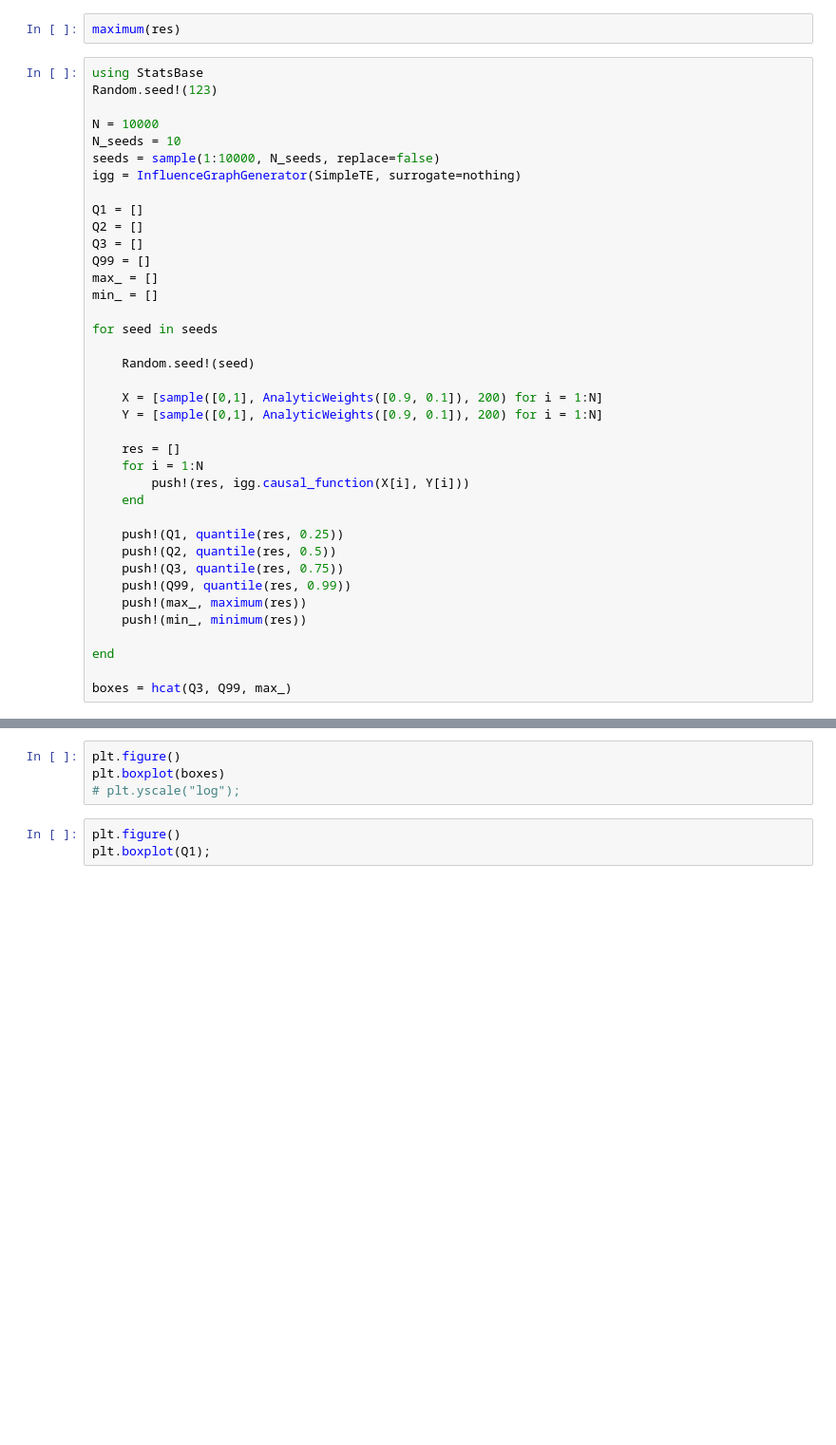
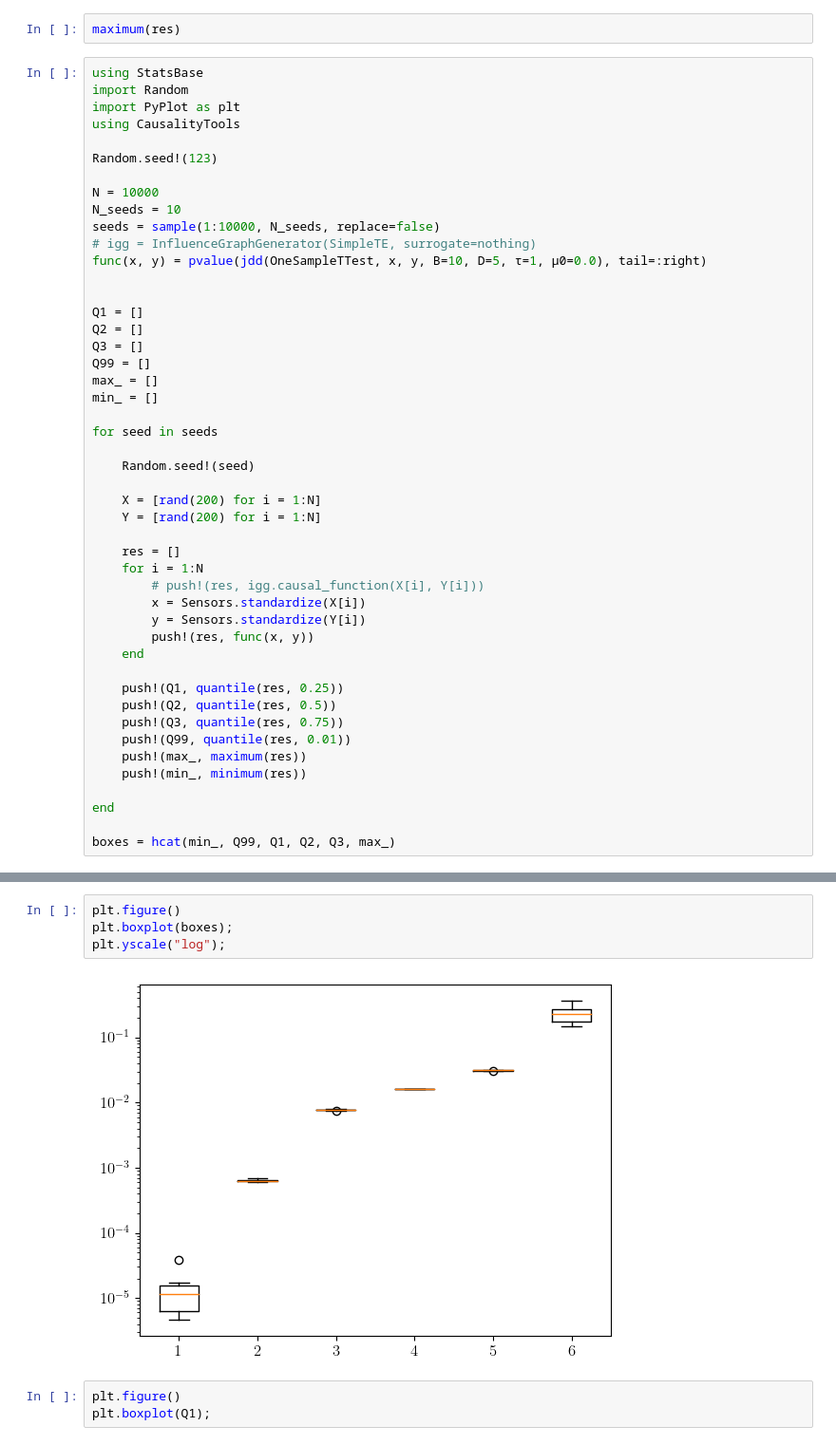
Before and after one commit to Cyrilvallez/Measuring-Influence-Twitter, a Jupyter notebook: Julia/Notebooks/test.ipynb, the cells around one changed output, grey strips where cells are left out. Shown at 95% size. Drawn from its saved outputs; the diff is of its cells as text; blank space fills up the shorter version.

```diff
--- a/Julia/Notebooks/test.ipynb
+++ b/Julia/Notebooks/test.ipynb
@@ -1103,12 +1103,18 @@ quantile(res, 0.9)
 maximum(res)
 # %%
 using StatsBase
+import Random
+import PyPlot as plt
+using CausalityTools
+
 Random.seed!(123)
 
 N = 10000
 N_seeds = 10
 seeds = sample(1:10000, N_seeds, replace=false)
-igg = InfluenceGraphGenerator(SimpleTE, surrogate=nothing)
+# igg = InfluenceGraphGenerator(SimpleTE, surrogate=nothing)
+func(x, y) = pvalue(jdd(OneSampleTTest, x, y, B=10, D=5, τ=1, μ0=0.0), tail=:right)
+
 
 Q1 = []
 Q2 = []
@@ -1121,21 +1127,24 @@ for seed in seeds
 
     Random.seed!(seed)
 
-    X = [sample([0,1], AnalyticWeights([0.9, 0.1]), 200) for i = 1:N]
-    Y = [sample([0,1], AnalyticWeights([0.9, 0.1]), 200) for i = 1:N]
+    X = [rand(200) for i = 1:N]
+    Y = [rand(200) for i = 1:N]
 
     res = []
     for i = 1:N
-        push!(res, igg.causal_function(X[i], Y[i]))
+        # push!(res, igg.causal_function(X[i], Y[i]))
+        x = Sensors.standardize(X[i])
+        y = Sensors.standardize(Y[i])
+        push!(res, func(x, y))
     end
 
     push!(Q1, quantile(res, 0.25))
     push!(Q2, quantile(res, 0.5))
     push!(Q3, quantile(res, 0.75))
-    push!(Q99, quantile(res, 0.99))
+    push!(Q99, quantile(res, 0.01))
     push!(max_, maximum(res))
     push!(min_, minimum(res))
 
 end
 
-boxes = hcat(Q3, Q99, max_)
+boxes = hcat(min_, Q99, Q1, Q2, Q3, max_)
@@ -1142,7 +1163,9 @@ boxes = hcat(Q3, Q99, max_)
 # %%
 plt.figure()
-plt.boxplot(boxes)
-# plt.yscale("log");
+plt.boxplot(boxes);
+plt.yscale("log");
+# %% [output]
+[figure, added]
 # %%
 plt.figure()
 plt.boxplot(Q1);
```
Also changed, not shown: parts of 11 cells of this notebook, 4 other files.
